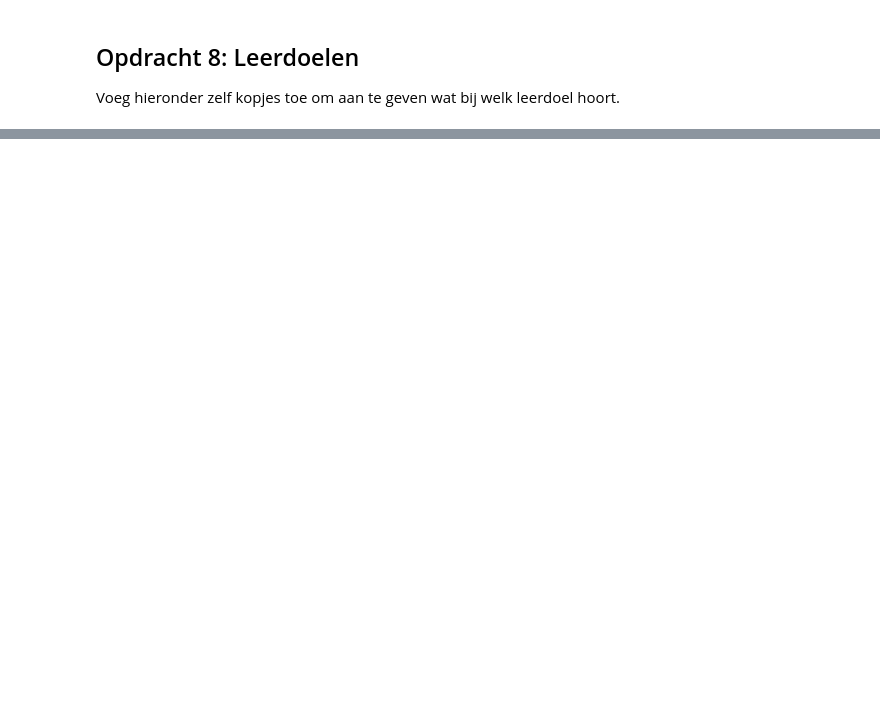
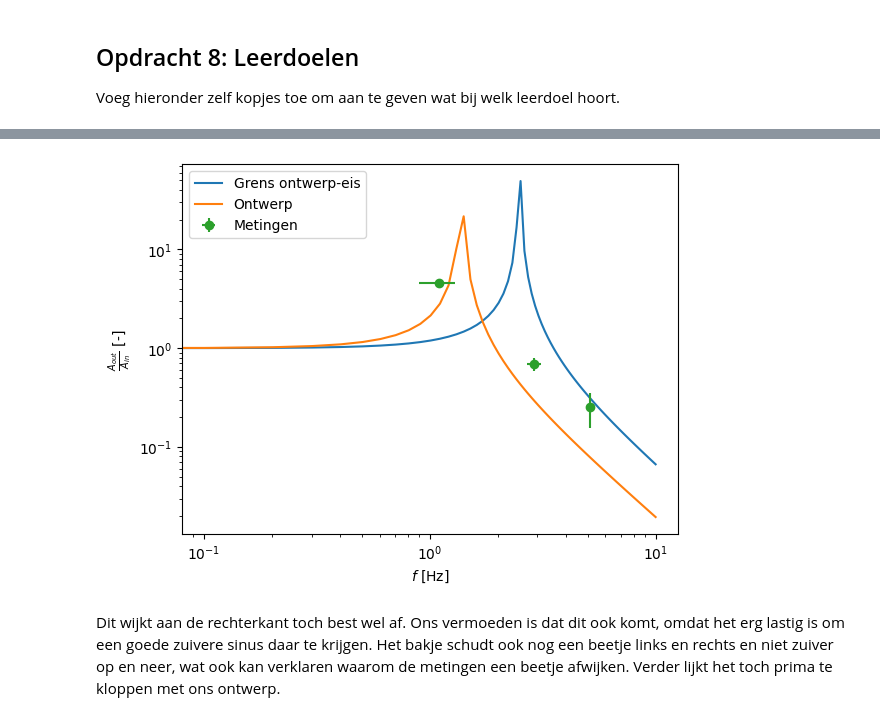
Before and after one commit to thaak123/THAAK-opdrachten-DEF-D, a Jupyter notebook: FysiekeOntwerpopdrachten/5MaakEenOpstellingTrillingsvrij/Ontwerpopdracht5MaakEenOpstellingTrillingsvrijInvulTemplate.ipynb, the cells around one changed output, grey strips where cells are left out. Saved outputs shown, nothing was run; the diff lists cells and outputs as text; code cells hidden in the pictures; blank space fills up the shorter version.

```diff
--- a/FysiekeOntwerpopdrachten/5MaakEenOpstellingTrillingsvrij/Ontwerpopdracht5MaakEenOpstellingTrillingsvrijInvulTemplate.ipynb
+++ b/FysiekeOntwerpopdrachten/5MaakEenOpstellingTrillingsvrij/Ontwerpopdracht5MaakEenOpstellingTrillingsvrijInvulTemplate.ipynb
@@ -243,0 +324,55 @@ Voeg hieronder zelf kopjes toe om aan te geven wat bij welk leerdoel hoort.
+# %%
+# Voeg hier je plots in.
+
+# Herhaling van eerdere opdracht
+f_arr = np.linspace(0,10, 100)
+w_arr = 2*np.pi*f_arr
+
+delta_x_eis = 0.08
+w0_eis = np.sqrt(g/delta_x_eis)
+f0_eis = w0_eis/(2*np.pi)
+A_quo = np.abs(1 / (1 - (w_arr/w0)**2))
+
+delta_x_ontwerp = 0.13
+w0_ontwerp = np.sqrt(g/delta_x_ontwerp)
+f0_ontwerp = w0_ontwerp/(2*np.pi)
+A_quo_ontwerp = np.abs(1 / (1 - (w_arr/w0_ontwerp)**2))
+
+# Metingen
+f_arr_metingen = [1.1,2.9,5.1]
+
+# Bij 1.3 Hz
+A_out_1 = 1.0
+A_in_1 = 0.22
+A_1 = np.abs(A_out_1/A_in_1)
+
+#2.9
+A_out_3 = 0.92
+A_in_3 = 1.33
+A_3 = np.abs(A_out_3/A_in_3)
+
+
+#5.1
+A_out_5 = 1.06
+A_in_5 = 4.16
+A_5 = np.abs(A_out_5/A_in_5)
+
+A_metingen = [A_1,A_3,A_5]
+u_f = 0.2
+u_A = 0.1
+
+plt.figure()
+plt.plot(f_arr, A_quo, label="Grens ontwerp-eis")
+plt.plot(f_arr, A_quo_ontwerp, label="Ontwerp")
+plt.errorbar(f_arr_metingen, A_metingen, xerr=u_f, yerr=u_A, fmt = 'o',label="Metingen")
+plt.xscale('log')
+plt.yscale('log')
+plt.xlabel(r"$f$ [Hz]")
+plt.ylabel(r"$\frac{A_{out}}{A_{in}}$ [-]")
+plt.legend()
+plt.savefig("meetgrafiek.png")
+plt.show()
+# %% [output]
+[figure, added]
+# %% [markdown]
+Dit wijkt aan de rechterkant toch best wel af. Ons vermoeden is dat dit ook komt, omdat het erg lastig is om een goede zuivere sinus daar te krijgen. Het bakje schudt ook nog een beetje links en rechts en niet zuiver op en neer, wat ook kan verklaren waarom de metingen een beetje afwijken. Verder lijkt het toch prima te kloppen met ons ontwerp.
```
Also changed, not shown: parts of 16 cells of this notebook, 3 other files.
